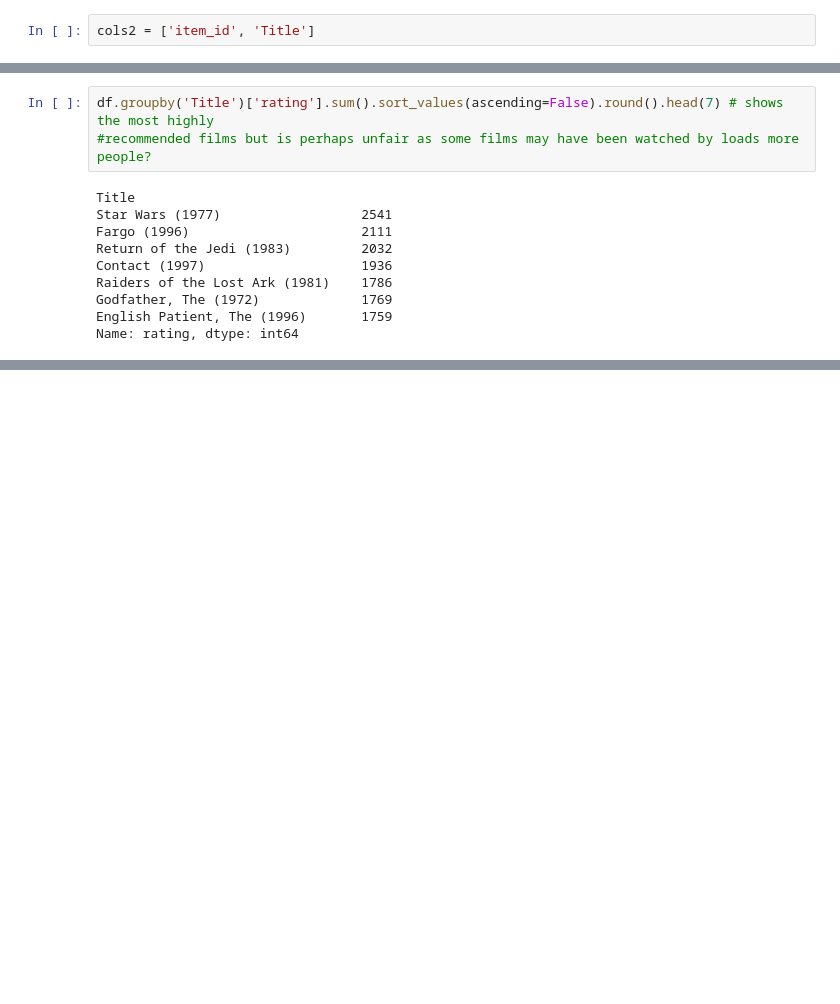
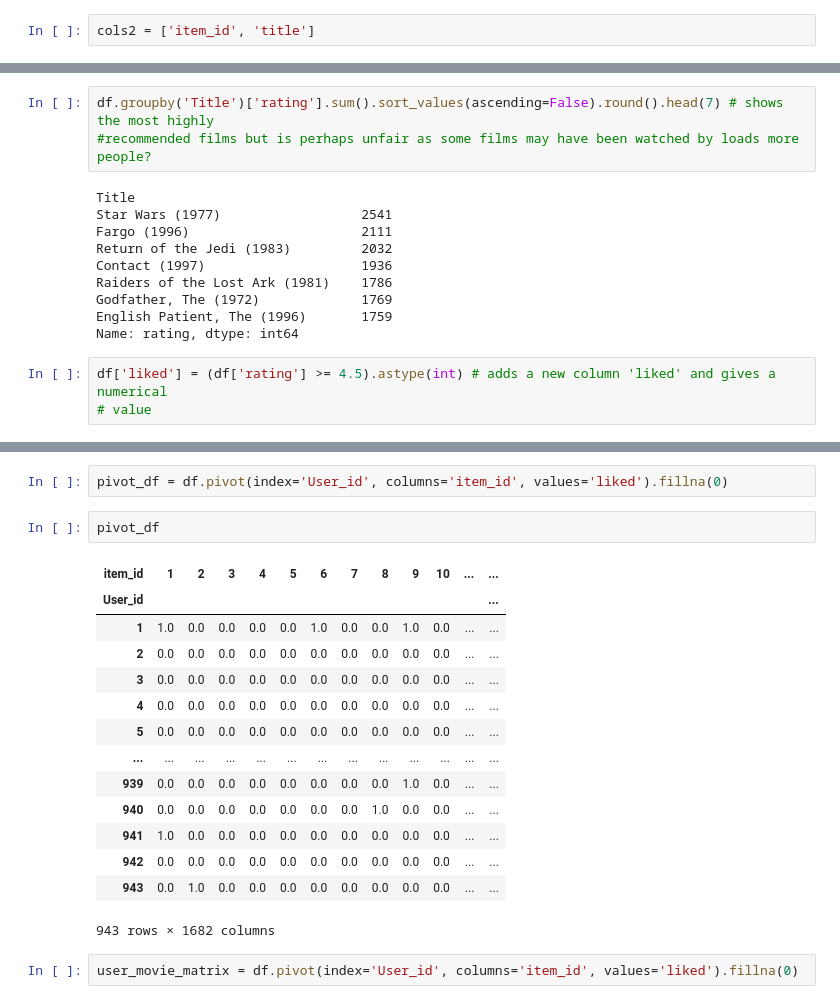
Before and after one commit to AndrewBoyne/my_qa_repo, a Jupyter notebook: Week 8/Movies date frame after filtering 1159.ipynb, the cells around one changed output, grey strips where cells are left out. Drawn from its saved outputs; the diff is of its cells as text; blank space fills up the shorter version.

Commit message:
Movie recommendations final 1542
Movie recommendations final 1542

```diff
--- a/Week 8/Movies date frame after filtering 1159.ipynb
+++ b/Week 8/Movies date frame after filtering 1159.ipynb
@@ -26,7 +26,7 @@ user_ratings
 | 99999 | 12 | 203 | 3 | 879959583 |
 100000 rows × 4 columns
 # %%
-cols2 = ['item_id', 'Title']
+cols2 = ['item_id', 'title']
 # %%
 cols2
 # %% [output]
@@ -142,3 +142,6 @@ Raiders of the Lost Ark (1981)    1786
 Godfather, The (1972)             1769
 English Patient, The (1996)       1759
 Name: rating, dtype: int64
+# %%
+df['liked'] = (df['rating'] >= 4.5).astype(int) # adds a new column 'liked' and gives a numerical
+# value
@@ -144,0 +179,21 @@ Name: rating, dtype: int64
+# %%
+pivot_df = df.pivot(index='User_id', columns='item_id', values='liked').fillna(0)
+# %%
+pivot_df
+# %% [output]
+| item_id | 1 | 2 | 3 | 4 | 5 | 6 | 7 | 8 | 9 | 10 | ... | ... |
+| User_id |  |  |  |  |  |  |  |  |  |  |  | ... |
+| 1 | 1.0 | 0.0 | 0.0 | 0.0 | 0.0 | 1.0 | 0.0 | 0.0 | 1.0 | 0.0 | ... | ... |
+| 2 | 0.0 | 0.0 | 0.0 | 0.0 | 0.0 | 0.0 | 0.0 | 0.0 | 0.0 | 0.0 | ... | ... |
+| 3 | 0.0 | 0.0 | 0.0 | 0.0 | 0.0 | 0.0 | 0.0 | 0.0 | 0.0 | 0.0 | ... | ... |
+| 4 | 0.0 | 0.0 | 0.0 | 0.0 | 0.0 | 0.0 | 0.0 | 0.0 | 0.0 | 0.0 | ... | ... |
+| 5 | 0.0 | 0.0 | 0.0 | 0.0 | 0.0 | 0.0 | 0.0 | 0.0 | 0.0 | 0.0 | ... | ... |
+| ... | ... | ... | ... | ... | ... | ... | ... | ... | ... | ... | ... | ... |
+| 939 | 0.0 | 0.0 | 0.0 | 0.0 | 0.0 | 0.0 | 0.0 | 0.0 | 1.0 | 0.0 | ... | ... |
+| 940 | 0.0 | 0.0 | 0.0 | 0.0 | 0.0 | 0.0 | 0.0 | 1.0 | 0.0 | 0.0 | ... | ... |
+| 941 | 1.0 | 0.0 | 0.0 | 0.0 | 0.0 | 0.0 | 0.0 | 0.0 | 0.0 | 0.0 | ... | ... |
+| 942 | 0.0 | 0.0 | 0.0 | 0.0 | 0.0 | 0.0 | 0.0 | 0.0 | 0.0 | 0.0 | ... | ... |
+| 943 | 0.0 | 1.0 | 0.0 | 0.0 | 0.0 | 0.0 | 0.0 | 0.0 | 0.0 | 0.0 | ... | ... |
+943 rows × 1682 columns
+# %%
+user_movie_matrix = df.pivot(index='User_id', columns='item_id', values='liked').fillna(0)
```
Also changed, not shown: parts of 12 cells of this notebook, 2 other files.
